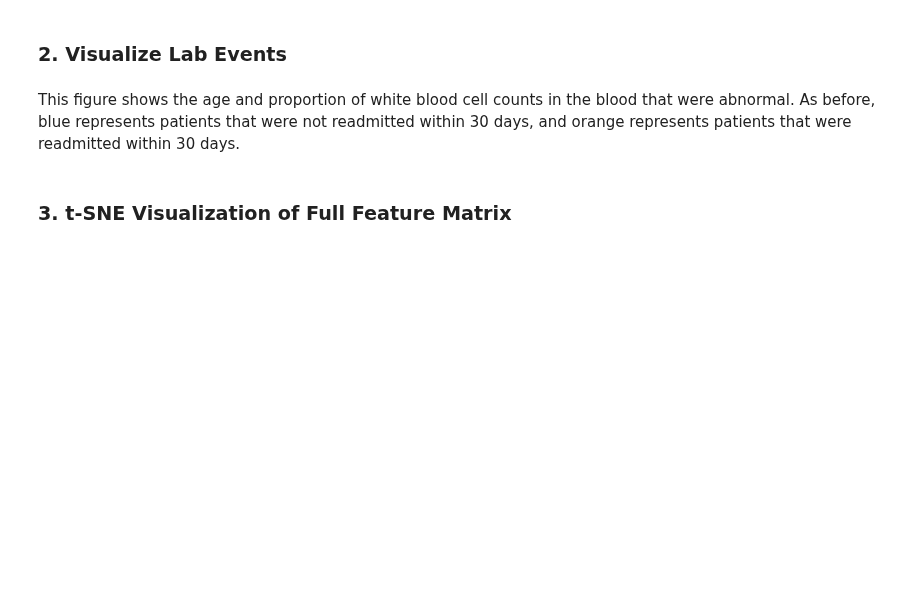
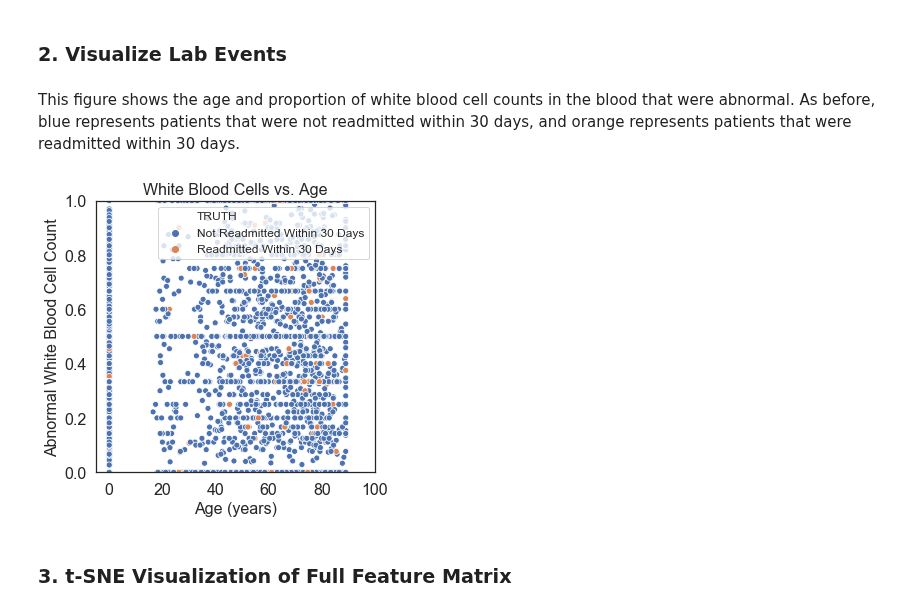
Before and after one commit to kevinmchu/BME590Final, a Jupyter notebook: Process Book.ipynb, the cells around one changed output. Cells and saved outputs as stored; diff of their text form; code cells hidden in the pictures; blank space fills up the shorter version.

```diff
--- a/Process Book.ipynb
+++ b/Process Book.ipynb
@@ -589,32 +597,35 @@ This figure shows the age and proportion of white blood cell counts in the blood
 # %%
 # Visualize all data for relevant patients
 
 import pylab
 import matplotlib.pyplot as plt
 
 plt.figure(figsize=(5, 5))
 ax = plt.subplot(111)
 sns.set()
 sns.set_style("white")
 cmap = sns.color_palette(n_colors=2)
 
 sns.scatterplot(x="Age", y=design_mat_df["51301_ABNORMAL"],
                      hue="TRUTH",
                      palette=cmap, sizes=(10, 30),
                      data=pat_vis_data)
 
-plt.axis((0, 100, 0, 1))
+plt.axis((-5, 100, 0, 1))
 plt.title('White Blood Cells vs. Age', fontsize=16)
 plt.xlabel('Age (years)', fontsize=16)
 plt.ylabel('Abnormal White Blood Cell Count', fontsize=16)
 plt.legend(loc="upper right", fontsize=12)
 
 x_ticks = np.array([0, 20, 40, 60, 80, 100])
+ax.set_xticks(x_ticks)
 ax.set_xticklabels(x_ticks, rotation=0, fontsize=16)
 y_ticks = np.array([0, 0.2, 0.4, 0.6, 0.8, 1])
 ax.set_yticklabels(y_ticks, rotation=0, fontsize=16)
 
 plt.savefig("Section3WbcAge.png", bbox_inches='tight')
+# %% [output]
+[figure, added]
 # %% [markdown]
 ### 3. t-SNE Visualization of Full Feature Matrix
 # %% [markdown]
```
Also changed, not shown: parts of 2 cells of this notebook.
